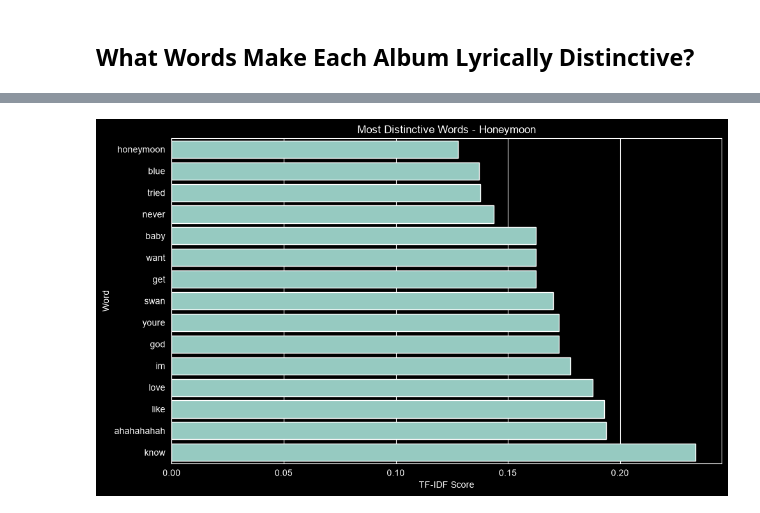
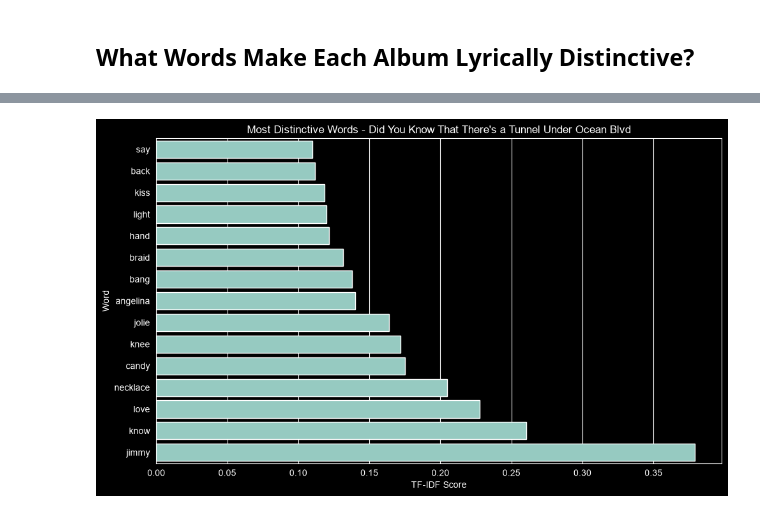
Before and after one commit to sapphiremoonchaser/lana_lyric_analysis, a Jupyter notebook: notebooks/05_vocab_characteristics.ipynb, the cells around one changed output, grey strips where cells are left out. Saved outputs shown, nothing was run; the diff lists cells and outputs as text; code cells hidden in the pictures.

```diff
--- a/notebooks/05_vocab_characteristics.ipynb
+++ b/notebooks/05_vocab_characteristics.ipynb
@@ -392,28 +392,28 @@ tfidf_top_words_df[
 # %%
-album = "Honeymoon"
+album = "Did You Know That There's a Tunnel Under Ocean Blvd"
 
 plot_data = (
     tfidf_top_words_df[
         tfidf_top_words_df["album"] == album
     ]
     .sort_values("tfidf")
 )
 
 plt.figure(figsize=(10, 6))
 
 sns.barplot(
     data=plot_data,
     x="tfidf",
     y="word"
 )
 
 plt.xlabel("TF-IDF Score")
 plt.ylabel("Word")
 plt.title(f"Most Distinctive Words - {album}")
 plt.tight_layout()
 plt.show()
 # %% [output]
-[figure, old version]
+[figure, new version]
 # %%
 # Take most distinctive word and put them into a matrix
 top_words = (
```
Also changed, not shown: parts of 15 cells of this notebook, 3 other files.
